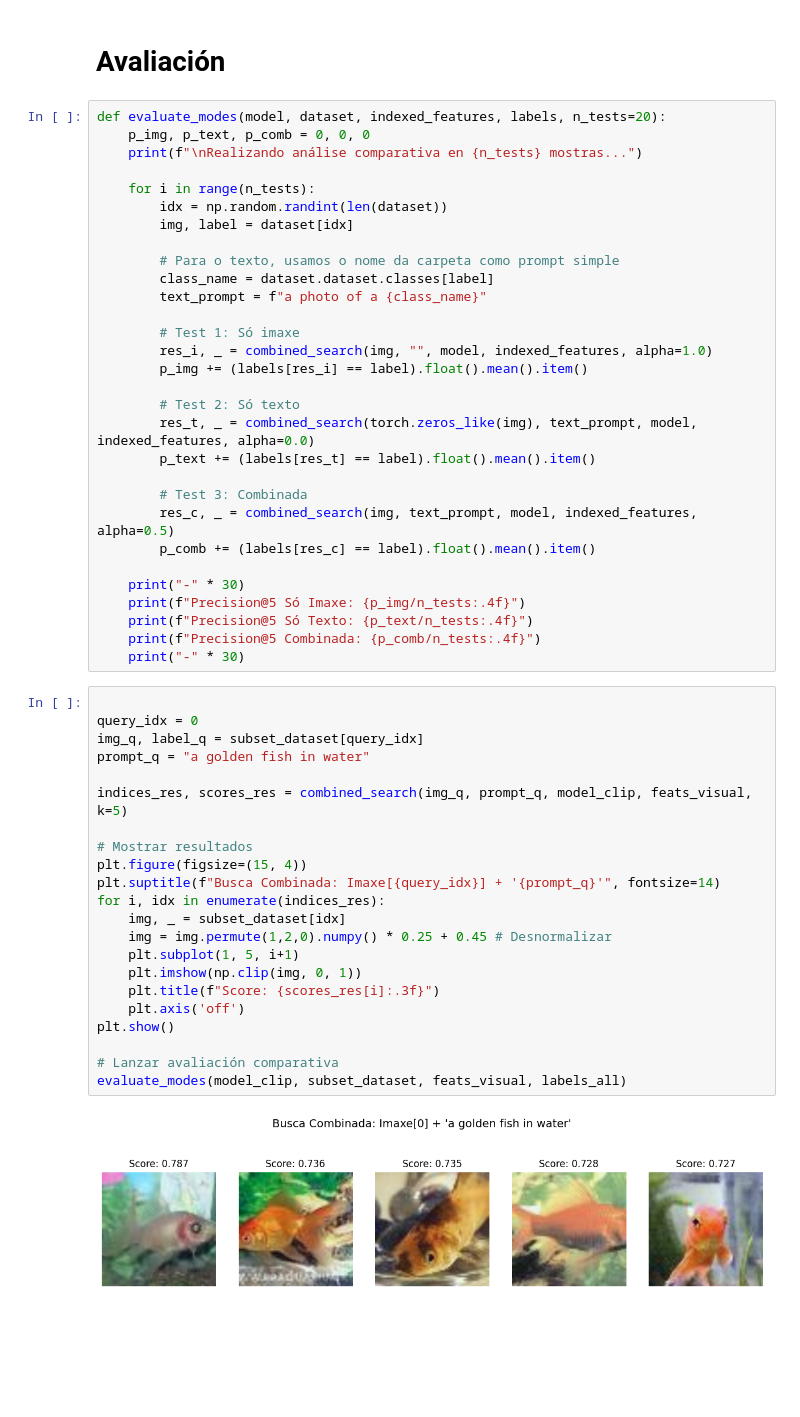
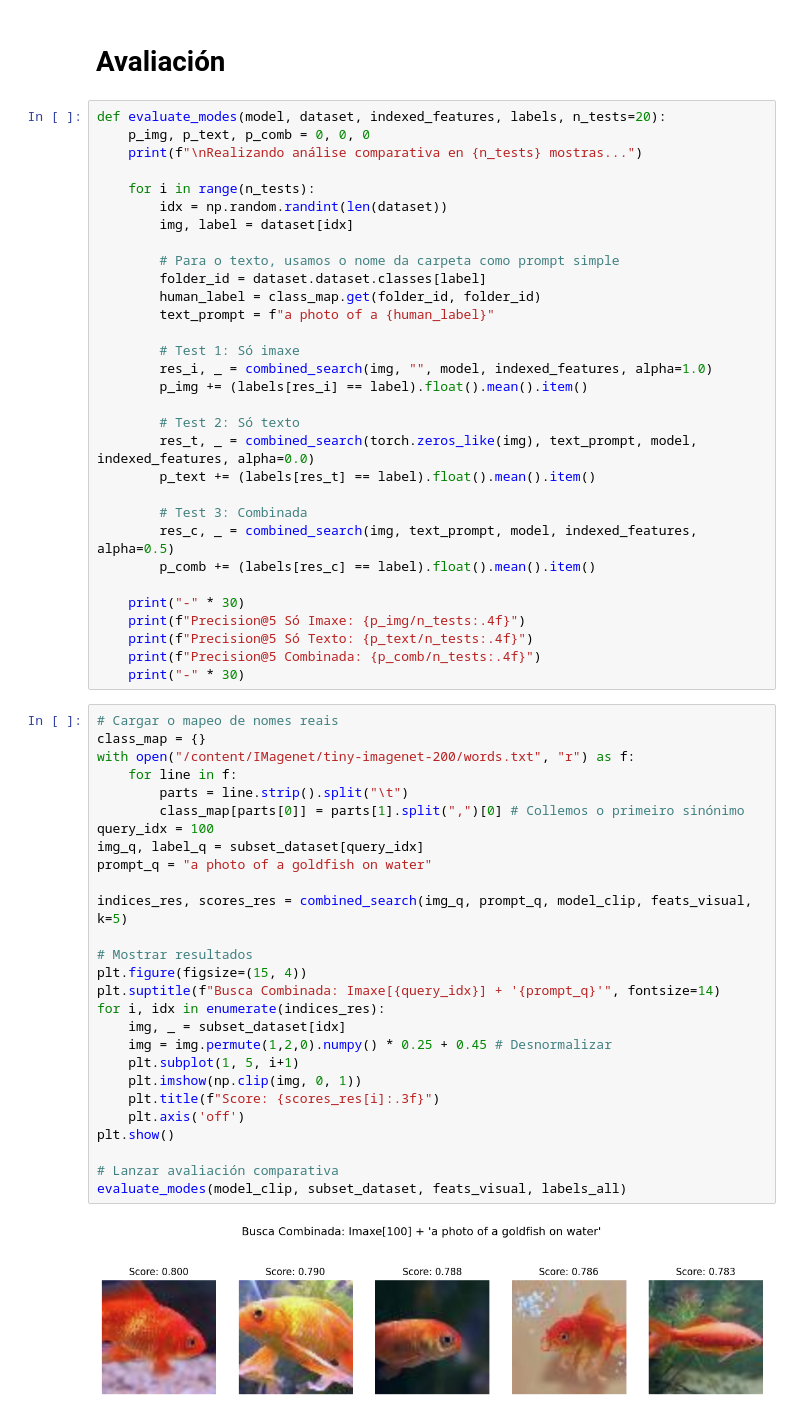
Before and after one commit to mateofra/VPCII, a Jupyter notebook: tarefa_5.ipynb, the cells around one changed output. Saved outputs shown, nothing was run; the diff lists cells and outputs as text; blank space fills up the shorter version.

```diff
--- a/tarefa_5.ipynb
+++ b/tarefa_5.ipynb
@@ -134,8 +131,9 @@ def evaluate_modes(model, dataset, indexed_features, labels, n_tests=20):
         img, label = dataset[idx]
 
         # Para o texto, usamos o nome da carpeta como prompt simple
-        class_name = dataset.dataset.classes[label]
-        text_prompt = f"a photo of a {class_name}"
+        folder_id = dataset.dataset.classes[label]
+        human_label = class_map.get(folder_id, folder_id)
+        text_prompt = f"a photo of a {human_label}"
 
         # Test 1: Só imaxe
         res_i, _ = combined_search(img, "", model, indexed_features, alpha=1.0)
@@ -155,28 +153,33 @@ def evaluate_modes(model, dataset, indexed_features, labels, n_tests=20):
     print(f"Precision@5 Combinada: {p_comb/n_tests:.4f}")
     print("-" * 30)
 # %%
-
-query_idx = 0
+# Cargar o mapeo de nomes reais
+class_map = {}
+with open("/content/IMagenet/tiny-imagenet-200/words.txt", "r") as f:
+    for line in f:
+        parts = line.strip().split("\t")
+        class_map[parts[0]] = parts[1].split(",")[0] # Collemos o primeiro sinónimo
+query_idx = 100
 img_q, label_q = subset_dataset[query_idx]
-prompt_q = "a golden fish in water"
+prompt_q = "a photo of a goldfish on water"
 
 indices_res, scores_res = combined_search(img_q, prompt_q, model_clip, feats_visual, k=5)
 
 # Mostrar resultados
 plt.figure(figsize=(15, 4))
 plt.suptitle(f"Busca Combinada: Imaxe[{query_idx}] + '{prompt_q}'", fontsize=14)
 for i, idx in enumerate(indices_res):
     img, _ = subset_dataset[idx]
     img = img.permute(1,2,0).numpy() * 0.25 + 0.45 # Desnormalizar
     plt.subplot(1, 5, i+1)
     plt.imshow(np.clip(img, 0, 1))
     plt.title(f"Score: {scores_res[i]:.3f}")
     plt.axis('off')
 plt.show()
 
 # Lanzar avaliación comparativa
 evaluate_modes(model_clip, subset_dataset, feats_visual, labels_all)
 # %% [output]
-[figure, old version]
+[figure, new version]
 Realizando análise comparativa en 20 mostras...
 ------------------------------
```
Also changed, not shown: parts of 3 cells of this notebook.
